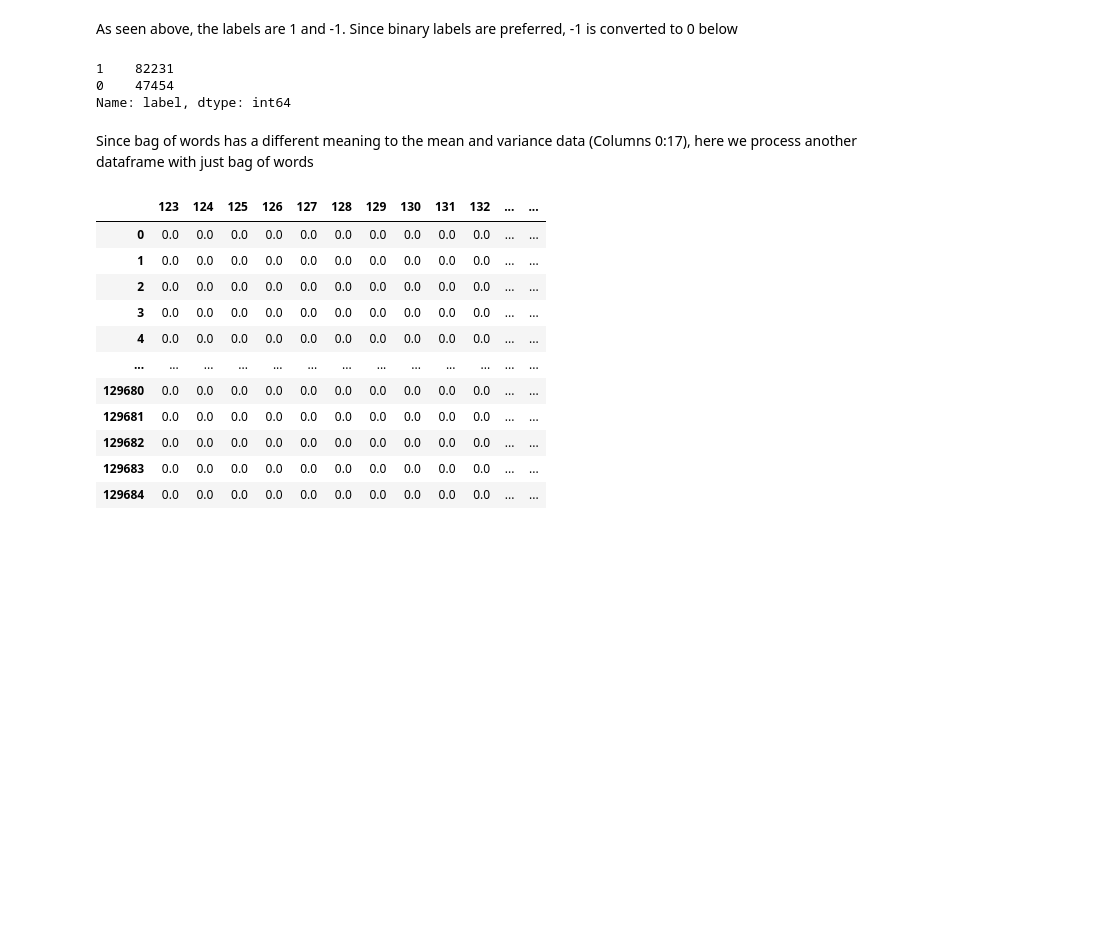
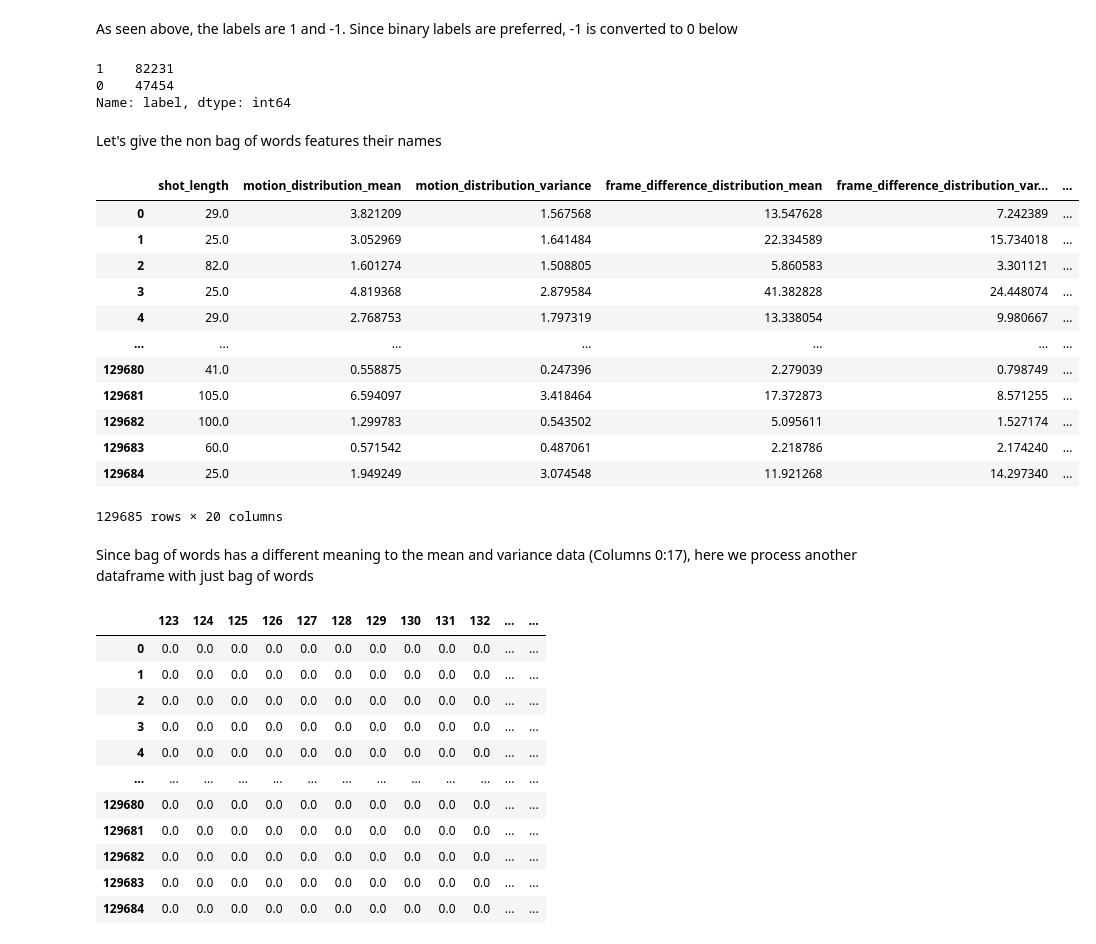
Before and after one commit to DanickCarrier/ml_commercial_detection, a Jupyter notebook: msci-446-submission-2.ipynb, the cells around one changed output. Cells and saved outputs as stored; diff of their text form; code cells hidden in the pictures; blank space fills up the shorter version.

Commit message:
added column names

```diff
--- a/msci-446-submission-2.ipynb
+++ b/msci-446-submission-2.ipynb
@@ -116,2 +124,2 @@ For preprocessing, first we will drop all bag of word and binned data. The first
 # %%
-df.drop(df.iloc[:, 18:4123], inplace=True, axis=1)
+df.drop(df.iloc[:, 17:4123], inplace=True, axis=1)
@@ -159,6 +174,47 @@ df['label'].value_counts()
 1    82231
 0    47454
 Name: label, dtype: int64
+# %% [markdown]
+Let's give the non bag of words features their names
+# %%
+#Let's give the columns their names
+df.rename(columns={
+ 0:'shot_length',
+ 1:'motion_distribution_mean',
+ 2:'motion_distribution_variance',
+ 3:'frame_difference_distribution_mean',
+ 4:'frame_difference_distribution_variance',
+ 5:'short_time_energy_mean',
+ 6:'short_time_energy_variance',
+ 7:'zcr_mean',
+ 8:'zcr_variance',
+ 9:'spectral_centroid_mean',
+ 10:'spectral_centroid_variance',
+ 11:'spectral_roll_off_mean',
+ 12:'spectral_roll_off_variance',
+ 13:'spectral_flux_mean',
+ 14:'spectral_flux_variance',
+ 15:'fundamental_frequency_mean',
+ 16:'fundamental_frequency_variance',
+ 4123:'edge_change_ratio_mean',
+ 4124:'edge_change_ratio_variance'
+},inplace=True)
+# %%
+df
+# %% [output]
+|  | shot_length | motion_distribution_mean | motion_distribution_variance | frame_difference_distribution_mean | frame_difference_distribution_var... | ... |
+| 0 | 29.0 | 3.821209 | 1.567568 | 13.547628 | 7.242389 | ... |
+| 1 | 25.0 | 3.052969 | 1.641484 | 22.334589 | 15.734018 | ... |
+| 2 | 82.0 | 1.601274 | 1.508805 | 5.860583 | 3.301121 | ... |
+| 3 | 25.0 | 4.819368 | 2.879584 | 41.382828 | 24.448074 | ... |
+| 4 | 29.0 | 2.768753 | 1.797319 | 13.338054 | 9.980667 | ... |
+| ... | ... | ... | ... | ... | ... | ... |
+| 129680 | 41.0 | 0.558875 | 0.247396 | 2.279039 | 0.798749 | ... |
+| 129681 | 105.0 | 6.594097 | 3.418464 | 17.372873 | 8.571255 | ... |
+| 129682 | 100.0 | 1.299783 | 0.543502 | 5.095611 | 1.527174 | ... |
+| 129683 | 60.0 | 0.571542 | 0.487061 | 2.218786 | 2.174240 | ... |
+| 129684 | 25.0 | 1.949249 | 3.074548 | 11.921268 | 14.297340 | ... |
+129685 rows × 20 columns
 # %% [markdown]
 Since bag of words has a different meaning to the mean and variance data (Columns 0:17), here we process another dataframe with just bag of words
 # %%
```
Also changed, not shown: parts of 10 cells of this notebook.
